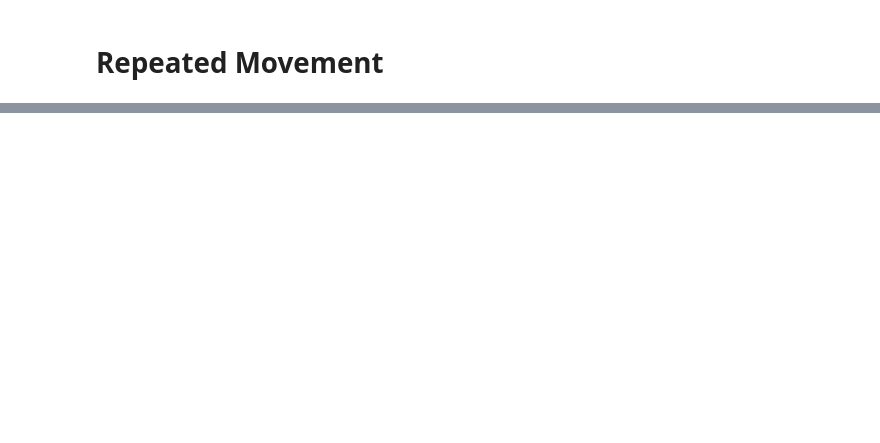
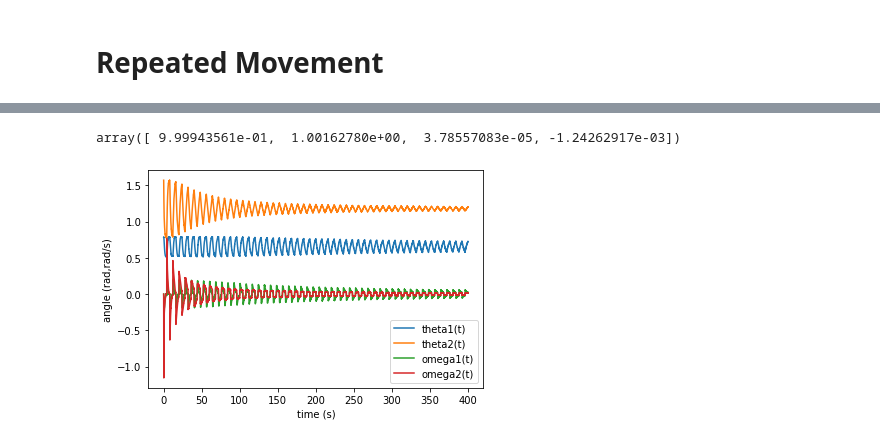
Before and after one commit to jdekarske/2d-robot-prognostics, a Jupyter notebook: visualization.ipynb, the cells around one changed output, grey strips where cells are left out. Cells and saved outputs as stored; diff of their text form; code cells hidden in the pictures; blank space fills up the shorter version.

```diff
--- a/visualization.ipynb
+++ b/visualization.ipynb
@@ -201,3 +216,16 @@ sol.y[:, -1]
+# %%
+signal_range = np.min(np.ptp(all_y[:,:2], axis=0))
+random_addition = np.random.normal(0,signal_range/1000, all_y.shape)
+noise_y = all_y + random_addition
+
+plt.plot(all_t, noise_y)
+plt.legend(model_sys.states)
+plt.xlabel('time (s)')
+plt.ylabel('angle (rad,rad/s)')
+sol.y[:, -1]
+# %% [output]
+array([ 9.99943561e-01,  1.00162780e+00,  3.78557083e-05, -1.24262917e-03])
+[figure, added]
 # %%
 scene = Scene(inertial_frame, shoulder)
 
```
Also changed, not shown: parts of 7 cells of this notebook, 1 other file.
